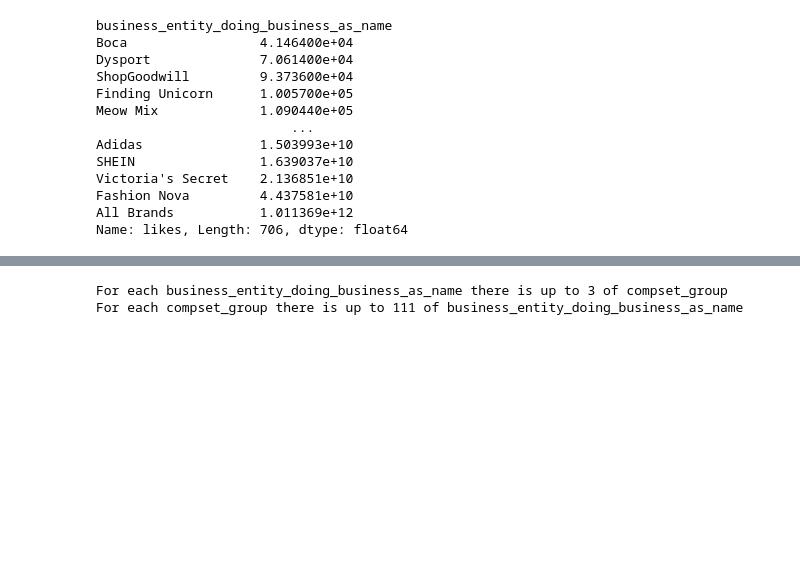
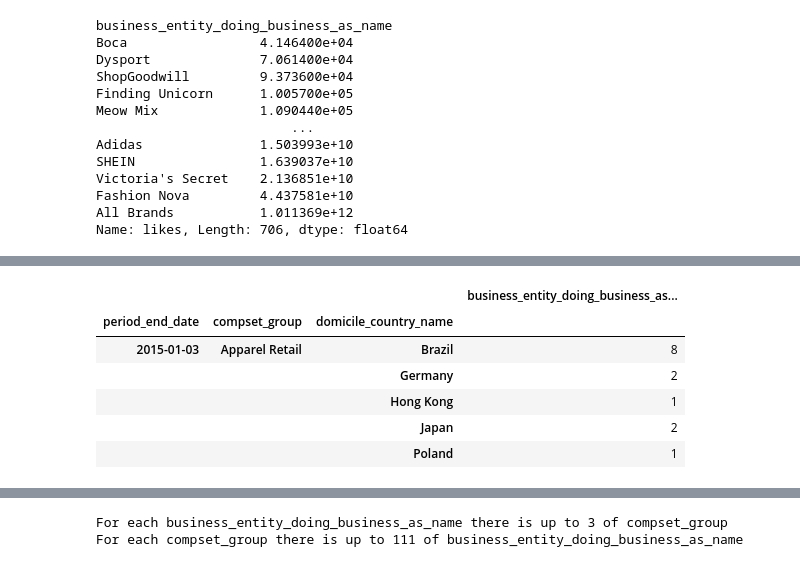
Before and after one commit to saschatran/challenge, a Jupyter notebook: IndividualNotebooks/AsyNotebook.ipynb, the cells around one changed output, grey strips where cells are left out. Saved outputs shown, nothing was run; the diff lists cells and outputs as text; code cells hidden in the pictures; blank space fills up the shorter version.

```diff
--- a/IndividualNotebooks/AsyNotebook.ipynb
+++ b/IndividualNotebooks/AsyNotebook.ipynb
@@ -736,0 +747,2 @@ df.drop_duplicates([period_end_date, compset_group, business_entity_doing_busine
+# %%
+df_cnt_industry_country = pd.DataFrame(df_group_ind_country.count()["business_entity_doing_business_as_name"])
@@ -736,0 +775,10 @@ df.drop_duplicates([period_end_date, compset_group, business_entity_doing_busine
+# %%
+df_cnt_industry_country.head()
+# %% [output]
+|  |  |  | business_entity_doing_business_as... |
+| period_end_date | compset_group | domicile_country_name |  |
+| 2015-01-03 | Apparel Retail | Brazil | 8 |
+|  |  | Germany | 2 |
+|  |  | Hong Kong | 1 |
+|  |  | Japan | 2 |
+|  |  | Poland | 1 |
```
Also changed, not shown: parts of 24 cells of this notebook.
